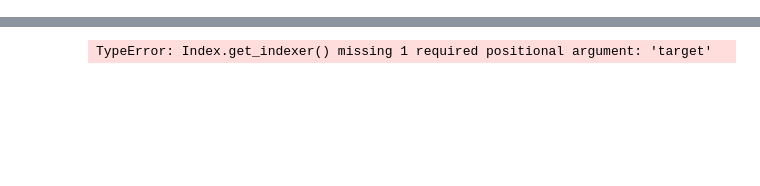
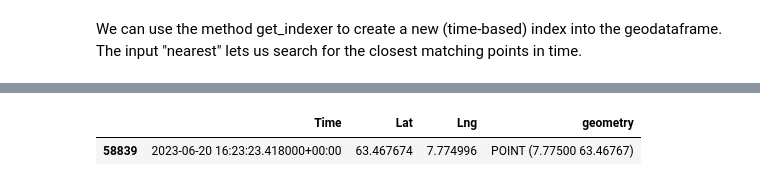
Before and after one commit to mh-skjelvareid/massimal, a Jupyter notebook: prelim/otter_image_georeferencing/prelim_smola_otter_image_georef.ipynb, the cells around one changed output, grey strips where cells are left out. Saved outputs shown, nothing was run; the diff lists cells and outputs as text; code cells hidden in the pictures; blank space fills up the shorter version.

```diff
--- a/prelim/otter_image_georeferencing/prelim_smola_otter_image_georef.ipynb
+++ b/prelim/otter_image_georeferencing/prelim_smola_otter_image_georef.ipynb
@@ -125,11 +173,11 @@ gdf.iloc[500:530]
+# %% [markdown]
+We can use the method get_indexer to create a new (time-based) index into the geodataframe. The input "nearest" lets us search for the closest matching points in time.
 # %%
-#datetime.strptime('31/01/22 23:59:59.999999',
-#                  '%d/%m/%y %H:%M:%S.%f')
-example_datetime_str = r'2023:08:30 14:35:30.4490'
 format = r'%Y:%m:%d %H:%M:%S.%f'
-example_datetime = pd.to_datetime(example_datetime_str,format=format)
-#example_datetime = datetime.datetime.strptime(example_datetime_str,format)
-print(example_datetime)
-#gdf.iloc[gdf['Time'].index.get_loc(example_datetime,method='nearest')]
-pd.Index.get_indexer([example_datetime],method='nearest')
+example_datetime_str = r'2023:06:20 16:23:23.4570' #r'2023:08:30 14:35:30.4490'
+example_datetime = pd.to_datetime(example_datetime_str,format=format,utc=True)
+example_datetime_list = [example_datetime]
+closest_time_index = pd.Index(gdf['Time']).get_indexer(example_datetime_list,method='nearest',tolerance=datetime.timedelta(seconds=1))
+gdf.iloc[closest_time_index]
+#gdf.iloc[gdf_index.get_indexer([example_datetime],method='nearest')]
 # %% [output]
@@ -137 +184,2 @@ pd.Index.get_indexer([example_datetime],method='nearest')
-TypeError: Index.get_indexer() missing 1 required positional argument: 'target'
+|  | Time | Lat | Lng | geometry |
+| 58839 | 2023-06-20 16:23:23.418000+00:00 | 63.467674 | 7.774996 | POINT (7.77500 63.46767) |
```
Also changed, not shown: parts of 19 cells of this notebook, 1 other file.
